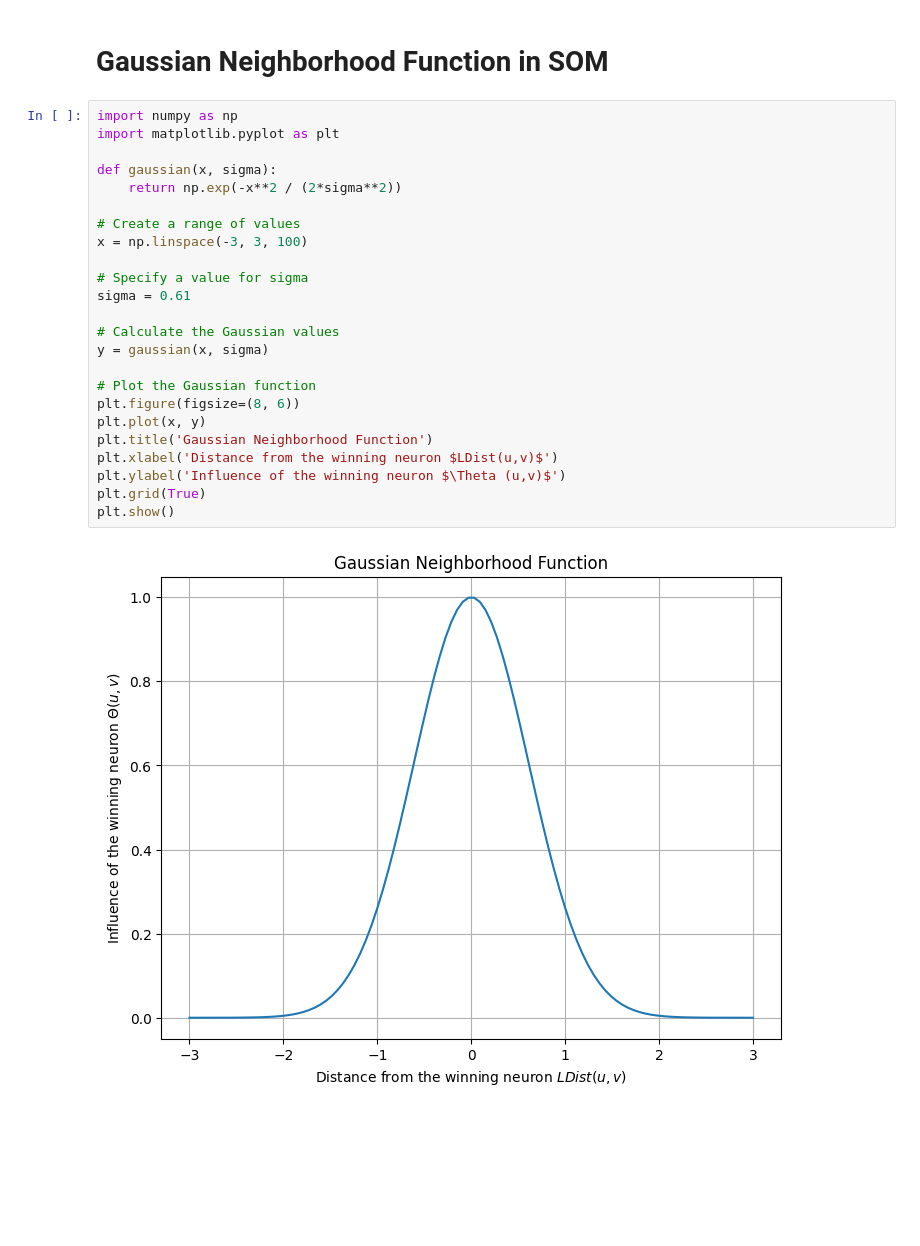
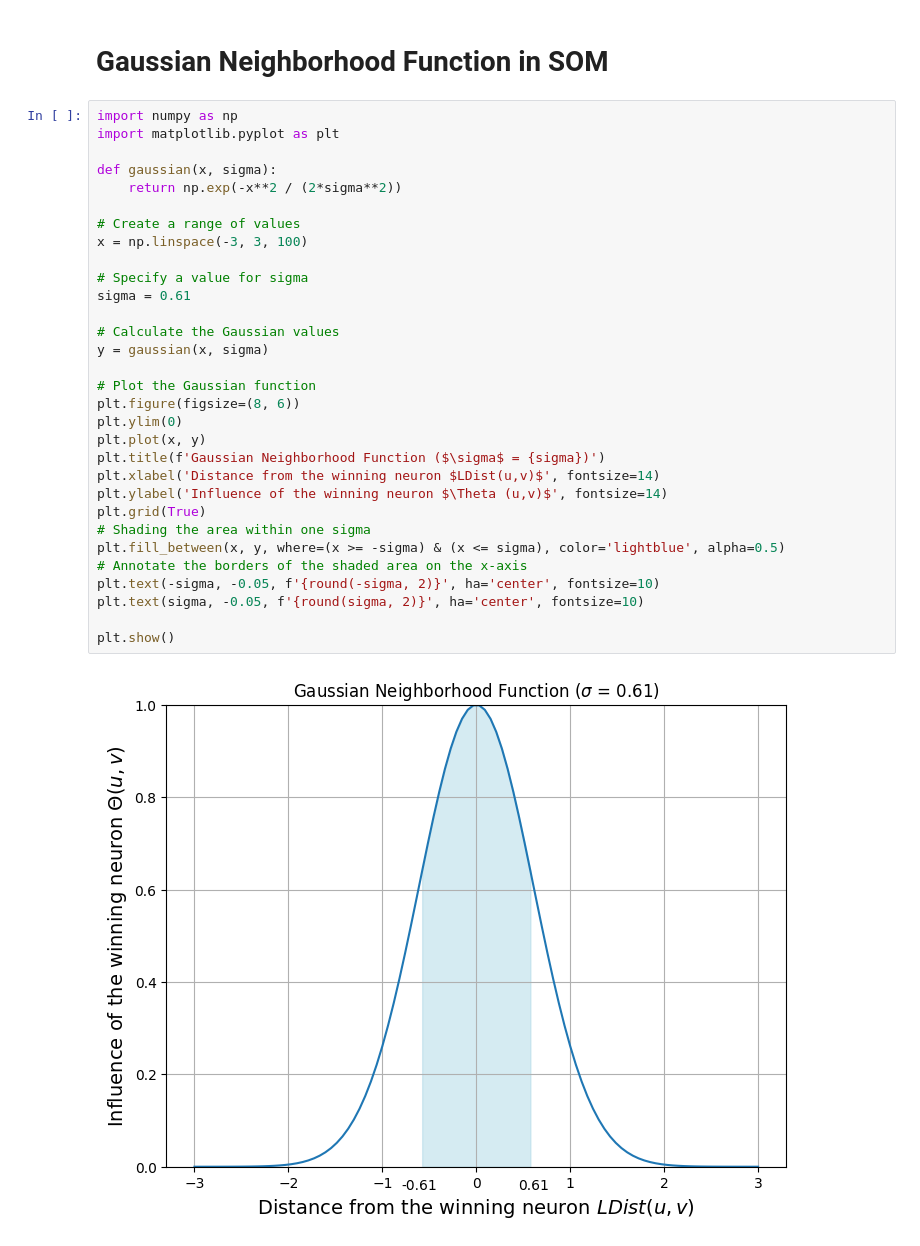
Before and after one commit to Optimization-Algorithms-Book/Code-Listings, a Jupyter notebook: Chapter 11/extras/SOM_Neighborhood_Function.ipynb, the cells around one changed output. Drawn from its saved outputs; the diff is of its cells as text; blank space fills up the shorter version.

```diff
--- a/Chapter 11/extras/SOM_Neighborhood_Function.ipynb
+++ b/Chapter 11/extras/SOM_Neighborhood_Function.ipynb
@@ -3,26 +3,33 @@
 # %%
 import numpy as np
 import matplotlib.pyplot as plt
 
 def gaussian(x, sigma):
     return np.exp(-x**2 / (2*sigma**2))
 
 # Create a range of values
 x = np.linspace(-3, 3, 100)
 
 # Specify a value for sigma
 sigma = 0.61
 
 # Calculate the Gaussian values
 y = gaussian(x, sigma)
 
 # Plot the Gaussian function
 plt.figure(figsize=(8, 6))
+plt.ylim(0)
 plt.plot(x, y)
-plt.title('Gaussian Neighborhood Function')
-plt.xlabel('Distance from the winning neuron $LDist(u,v)$')
-plt.ylabel('Influence of the winning neuron $\Theta (u,v)$')
+plt.title(f'Gaussian Neighborhood Function ($\sigma$ = {sigma})')
+plt.xlabel('Distance from the winning neuron $LDist(u,v)$', fontsize=14)
+plt.ylabel('Influence of the winning neuron $\Theta (u,v)$', fontsize=14)
 plt.grid(True)
+# Shading the area within one sigma
+plt.fill_between(x, y, where=(x >= -sigma) & (x <= sigma), color='lightblue', alpha=0.5)
+# Annotate the borders of the shaded area on the x-axis
+plt.text(-sigma, -0.05, f'{round(-sigma, 2)}', ha='center', fontsize=10)
+plt.text(sigma, -0.05, f'{round(sigma, 2)}', ha='center', fontsize=10)
+
 plt.show()
 # %% [output]
-[figure, old version]
+[figure, new version]
```
